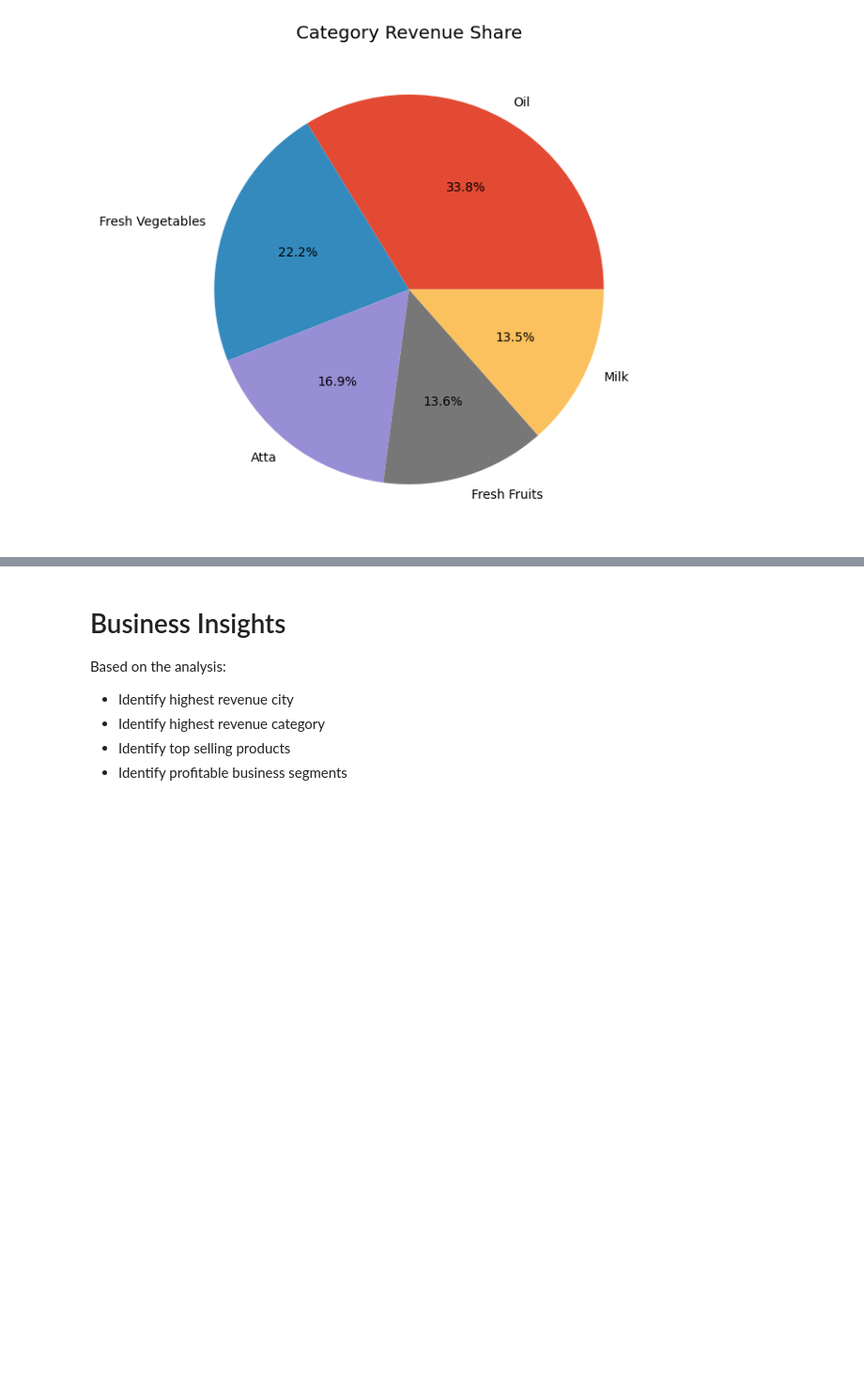
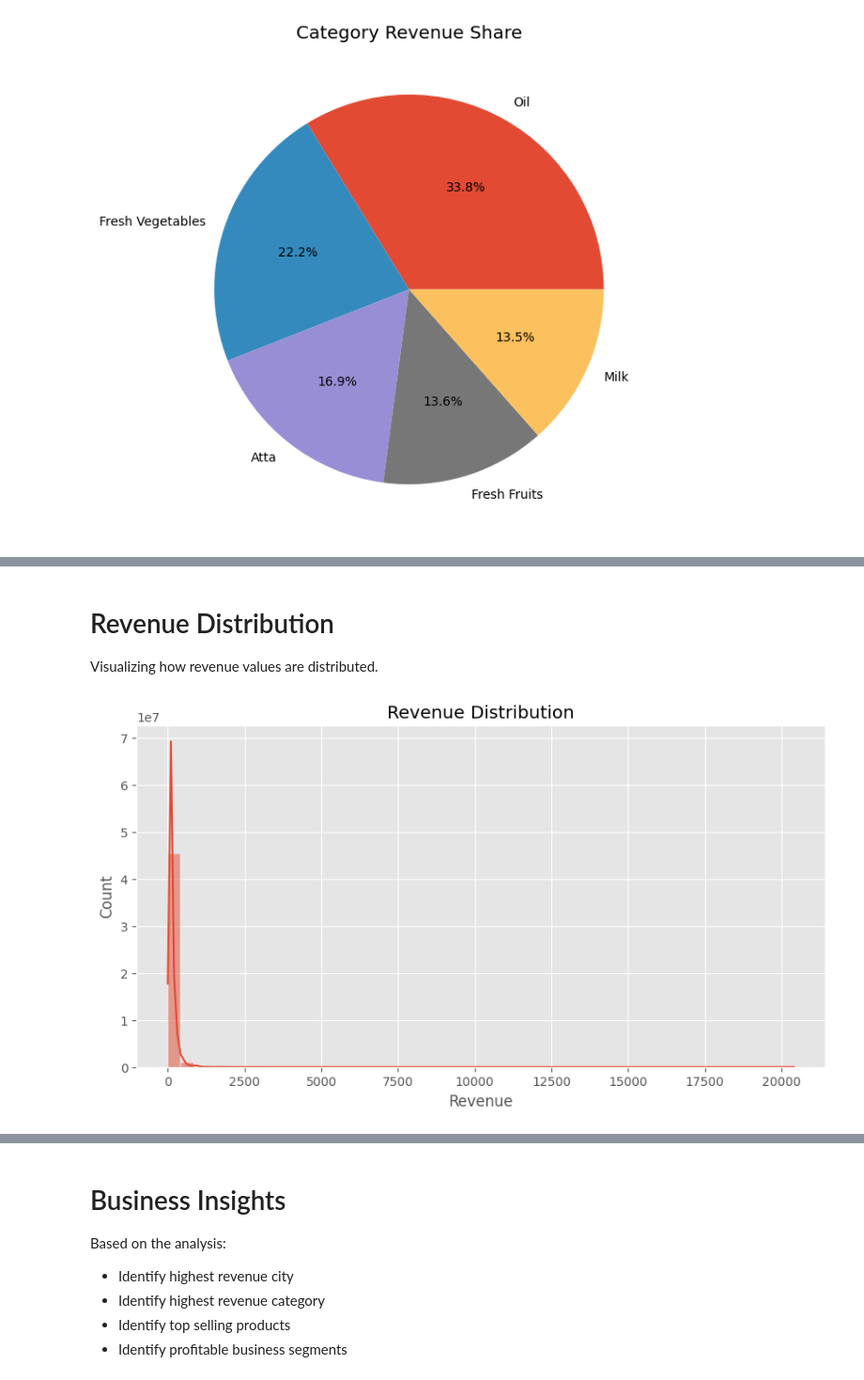
Before and after one commit to priyadarshinigujarathi13/MINI-PROJECT, a Jupyter notebook: F.ipynb, the cells around one changed output, grey strips where cells are left out. Shown at 94% size. Cells and saved outputs as stored; diff of their text form; code cells hidden in the pictures; blank space fills up the shorter version.

```diff
--- a/F.ipynb
+++ b/F.ipynb
@@ -338,0 +406,17 @@ plt.show()
+# %% [markdown]
+# Revenue Distribution
+
+Visualizing how revenue values are distributed.
+# %%
+plt.figure(figsize=(10,5))
+
+sns.histplot(
+    merged_df['Revenue'],
+    bins=50,
+    kde=True
+)
+
+plt.title("Revenue Distribution")
+plt.show()
+# %% [output]
+[figure, added]
```
Also changed, not shown: parts of 10 cells of this notebook.
